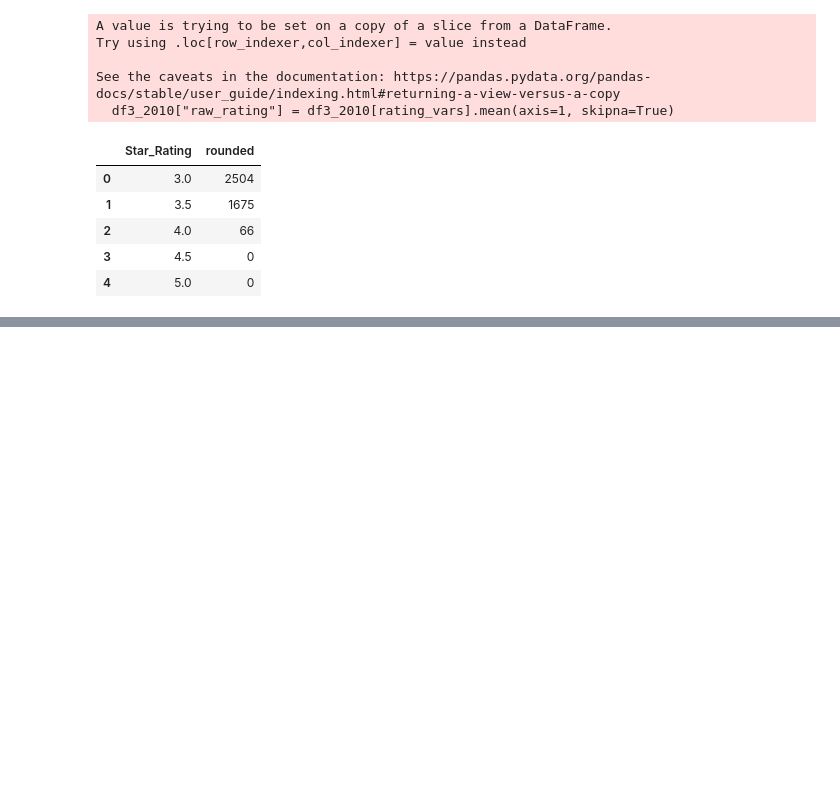
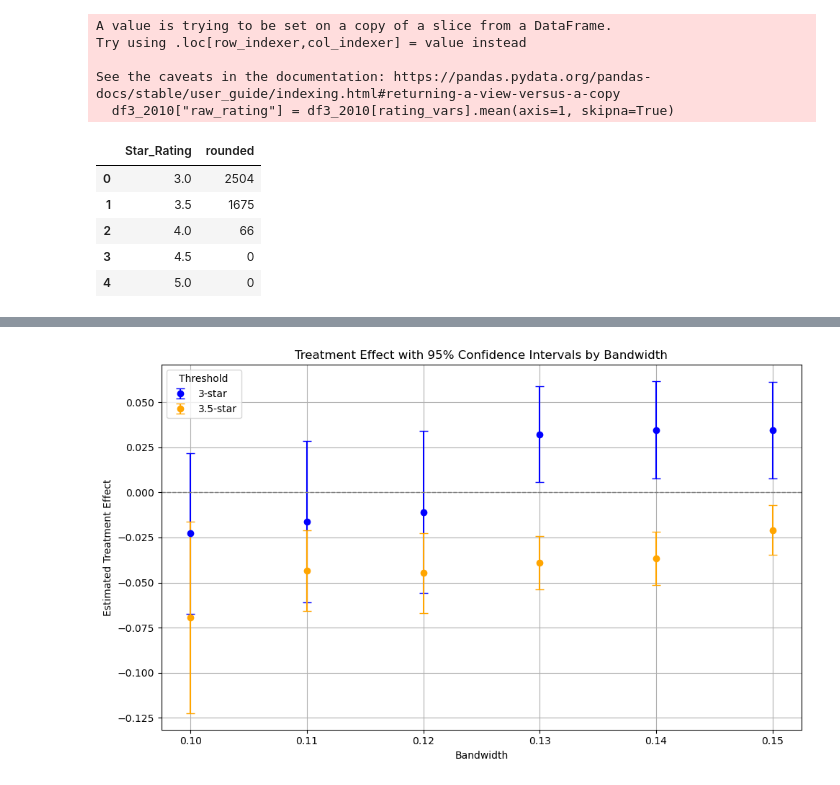
Before and after one commit to rscholt/HW4, a Jupyter notebook: submission 2/analysis/HW4_sub2.ipynb, the cells around one changed output, grey strips where cells are left out. Saved outputs shown, nothing was run; the diff lists cells and outputs as text; code cells hidden in the pictures; blank space fills up the shorter version.

```diff
--- a/submission 2/analysis/HW4_sub2.ipynb
+++ b/submission 2/analysis/HW4_sub2.ipynb
@@ -200,6 +172,9 @@ columns_to_keep = [
 ]
 
 # missing for some reason "premium_partc","bid", "avg_ffscost",
+
+df3_2010 = df3_2010.dropna(subset=['raw_rating', 'Star_Rating', 'avg_enrolled', 'avg_eligibles'])
+
 
 # Subset the dataframe
 df3_2010 = df3_2010[columns_to_keep]
@@ -346,0 +304,64 @@ summary_table
+# %%
+import pandas as pd
+import numpy as np
+import matplotlib.pyplot as plt
+from pyfixest.estimation import feols
+
+# Define bandwidths
+bandwidths = [0.10, 0.11, 0.12, 0.13, 0.14, 0.15]
+results = []
+
+for bw in bandwidths:
+    # --- 3-star ---
+    bw_3 = df3_2010[df3_2010['score_3'].between(-bw, bw)]
+    mod_3 = feols("mktshare ~ score_3 + treat_3", data=bw_3)
+    coef_3 = mod_3.coef().get("treat_3", np.nan)
+    se_3 = mod_3.se().get("treat_3", np.nan)
+
+    # --- 3.5-star ---
+    bw_35 = df3_2010[df3_2010['score_35'].between(-bw, bw)]
+    mod_35 = feols("mktshare ~ score_35 + treat_35", data=bw_35)
+    coef_35 = mod_35.coef().get("treat_35", np.nan)
+    se_35 = mod_35.se().get("treat_35", np.nan)
+
+    # Save all results
+    results.append({
+        "Bandwidth": bw,
+        "Effect at 3-star": coef_3,
+        "SE at 3-star": se_3,
+        "Effect at 3.5-star": coef_35,
+        "SE at 3.5-star": se_35
+    })
+
+# Convert to DataFrame
+bandwidth_df = pd.DataFrame(results)
+
+# --- Plotting with error bars ---
+plt.figure(figsize=(10, 6))
+
+# 3-star
+plt.errorbar(
+    bandwidth_df["Bandwidth"],
+    bandwidth_df["Effect at 3-star"],
+    yerr=1.96 * bandwidth_df["SE at 3-star"],
+    fmt='o', label="3-star", capsize=4, color='blue'
+)
+
+# 3.5-star
+plt.errorbar(
+    bandwidth_df["Bandwidth"],
+    bandwidth_df["Effect at 3.5-star"],
+    yerr=1.96 * bandwidth_df["SE at 3.5-star"],
+    fmt='o', label="3.5-star", capsize=4, color='orange'
+)
+
+plt.axhline(0, color='gray', linestyle='--', linewidth=1)
+plt.title("Treatment Effect with 95% Confidence Intervals by Bandwidth")
+plt.xlabel("Bandwidth")
+plt.ylabel("Estimated Treatment Effect")
+plt.legend(title="Threshold")
+plt.grid(True)
+plt.tight_layout()
+plt.show()
+# %% [output]
+[figure, added]
```
Also changed, not shown: parts of 8 cells of this notebook, 4 other files.
